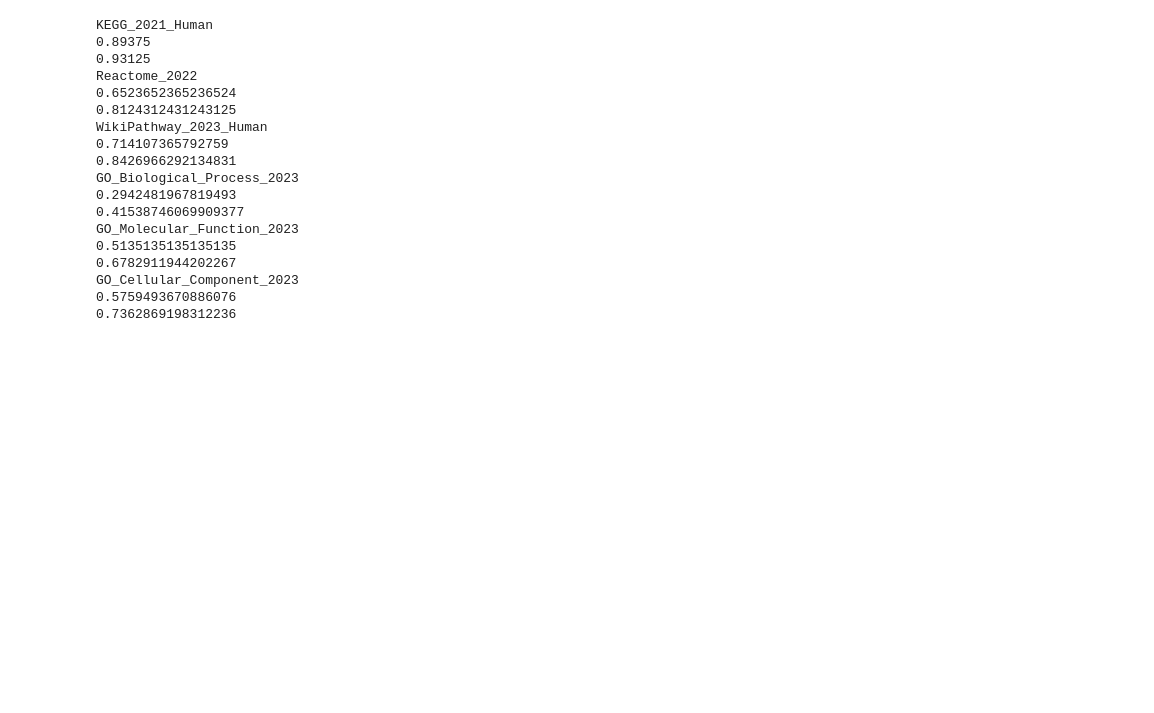
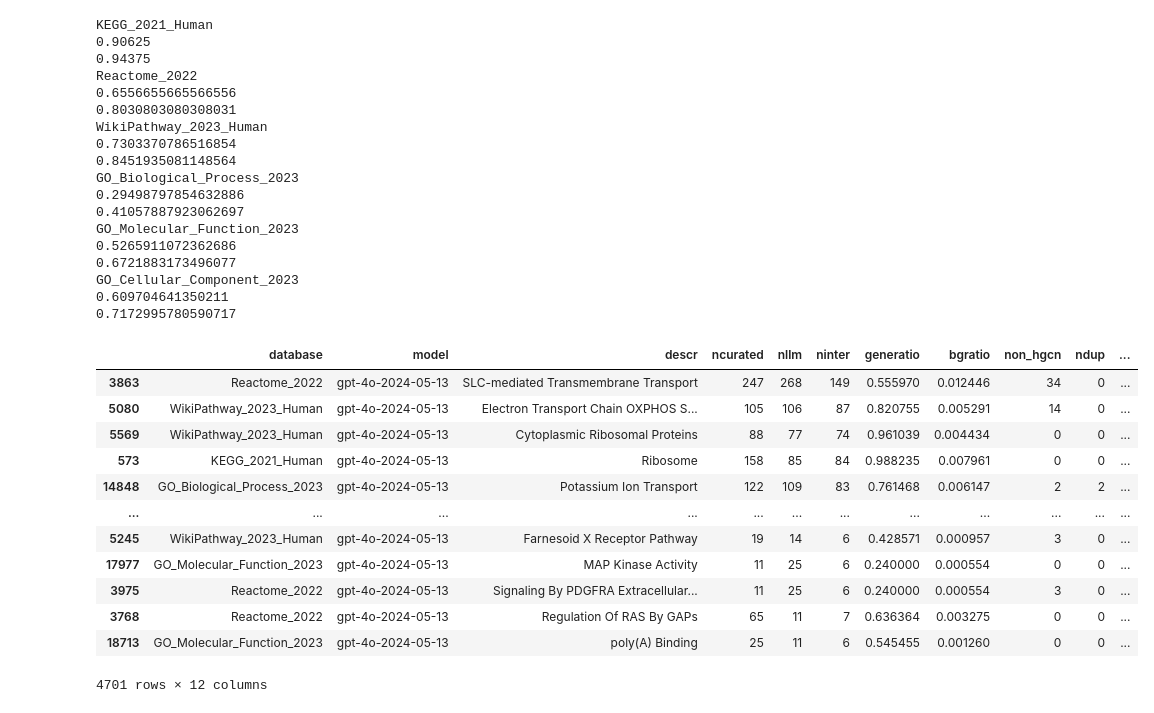
Before and after one commit to Alector-BIO/llm2geneset, a Jupyter notebook: notebooks/1_genes_overlap_outs.ipynb, the cells around one changed output. Saved outputs shown, nothing was run; the diff lists cells and outputs as text; code cells hidden in the pictures; blank space fills up the shorter version.

Commit message:
expanded genes_overlap.tsv

```diff
--- a/notebooks/1_genes_overlap_outs.ipynb
+++ b/notebooks/1_genes_overlap_outs.ipynb
@@ -14,3 +15,15 @@ lib_names = ["KEGG_2021_Human",
+# %%
+# Output table with generation times.
+gen_time_table = []
+for lib_name in lib_names:
+    for model in models:
+        with open("libs_human/" + model + "/" + lib_name + ".json") as f:
+            gen_res = json.load(f)
+        gen_time_table.append({"lib_name": lib_name,
+         "model": model,
+         "gen_time": gen_res["gen_time"]
+        })
+pd.DataFrame(gen_time_table).to_csv("gen_time.tsv",sep="\t",index=None)
 # %%
 hgcn_symbols = pd.read_csv("hgnc_symbols.txt", sep="\t", header=None)[0].tolist()
 hgcn_symbols = set(hgcn_symbols)
@@ -27,7 +40,6 @@ def calculate_iou(setA, setB):
 
 database_res = []
 
-models = ["gpt-3.5-turbo-0125", "gpt-4o-2024-05-13"]
 
 for lib_name in lib_names:
     print(lib_name)
@@ -40,7 +52,13 @@ for lib_name in lib_names:
         for idx in range(len(gen_res["descr"])):
             curated_genes = gen_res["curated_genesets"][idx]
             parsed_llm_genes = gen_res["llm_genesets"][idx]['parsed_genes']
+
+            non_hgcn = len(set(parsed_llm_genes) - hgcn_symbols)
+
             llm_genes = list(set(parsed_llm_genes)) # make sure unique genes are selected
+            #llm_genes = list(set(parsed_llm_genes).intersection(hgcn_symbols)) # make sure unique genes are selected
+
+
             intersection = set(llm_genes).intersection(set(curated_genes))
             p_val = hypergeom.sf(len(intersection)-1,
                                  19846-len(curated_genes),
@@ -57,9 +75,10 @@ for lib_name in lib_names:
                 'ncurated': len(curated_genes),
                 'nllm': len(llm_genes),
                 'ninter': len(intersection),
-                'ndup': len(parsed_llm_genes) - len(llm_genes),
                 'generatio': generatio,
                 'bgratio': float(len(curated_genes))/19846,
+                'non_hgcn': non_hgcn,
+                'ndup': len(parsed_llm_genes) - len(llm_genes),
                 'p_val': p_val
             }
             iou_output.append(x)
@@ -72,24 +91,39 @@ for lib_name in lib_names:
         database_res.append(df)
 # %% [output]
 KEGG_2021_Human
-0.89375
-0.93125
+0.90625
+0.94375
 Reactome_2022
-0.6523652365236524
-0.8124312431243125
+0.6556655665566556
+0.8030803080308031
 WikiPathway_2023_Human
-0.714107365792759
-0.8426966292134831
+0.7303370786516854
+0.8451935081148564
 GO_Biological_Process_2023
-0.2942481967819493
-0.41538746069909377
+0.29498797854632886
+0.41057887923062697
 GO_Molecular_Function_2023
-0.5135135135135135
-0.6782911944202267
+0.5265911072362686
+0.6721883173496077
 GO_Cellular_Component_2023
-0.5759493670886076
-0.7362869198312236
+0.609704641350211
+0.7172995780590717
 # %%
 df = pd.concat(database_res, ignore_index=True)
+df[df["p_val"] < 1e-15].sort_values("p_val")
+# %% [output]
+|  | database | model | descr | ncurated | nllm | ninter | generatio | bgratio | non_hgcn | ndup | ... |
+| 3863 | Reactome_2022 | gpt-4o-2024-05-13 | SLC-mediated Transmembrane Transport | 247 | 268 | 149 | 0.555970 | 0.012446 | 34 | 0 | ... |
+| 5080 | WikiPathway_2023_Human | gpt-4o-2024-05-13 | Electron Transport Chain OXPHOS S... | 105 | 106 | 87 | 0.820755 | 0.005291 | 14 | 0 | ... |
+| 5569 | WikiPathway_2023_Human | gpt-4o-2024-05-13 | Cytoplasmic Ribosomal Proteins | 88 | 77 | 74 | 0.961039 | 0.004434 | 0 | 0 | ... |
+| 573 | KEGG_2021_Human | gpt-4o-2024-05-13 | Ribosome | 158 | 85 | 84 | 0.988235 | 0.007961 | 0 | 0 | ... |
+| 14848 | GO_Biological_Process_2023 | gpt-4o-2024-05-13 | Potassium Ion Transport | 122 | 109 | 83 | 0.761468 | 0.006147 | 2 | 2 | ... |
+| ... | ... | ... | ... | ... | ... | ... | ... | ... | ... | ... | ... |
+| 5245 | WikiPathway_2023_Human | gpt-4o-2024-05-13 | Farnesoid X Receptor Pathway | 19 | 14 | 6 | 0.428571 | 0.000957 | 3 | 0 | ... |
+| 17977 | GO_Molecular_Function_2023 | gpt-4o-2024-05-13 | MAP Kinase Activity | 11 | 25 | 6 | 0.240000 | 0.000554 | 0 | 0 | ... |
+| 3975 | Reactome_2022 | gpt-4o-2024-05-13 | Signaling By PDGFRA Extracellular... | 11 | 25 | 6 | 0.240000 | 0.000554 | 3 | 0 | ... |
+| 3768 | Reactome_2022 | gpt-4o-2024-05-13 | Regulation Of RAS By GAPs | 65 | 11 | 7 | 0.636364 | 0.003275 | 0 | 0 | ... |
+| 18713 | GO_Molecular_Function_2023 | gpt-4o-2024-05-13 | poly(A) Binding | 25 | 11 | 6 | 0.545455 | 0.001260 | 0 | 0 | ... |
+4701 rows × 12 columns
 # %%
 df.to_csv("genes_overlap.tsv",sep="\t",index=None)
```
Also changed, not shown: parts of 1 cell of this notebook, 15 other files.
